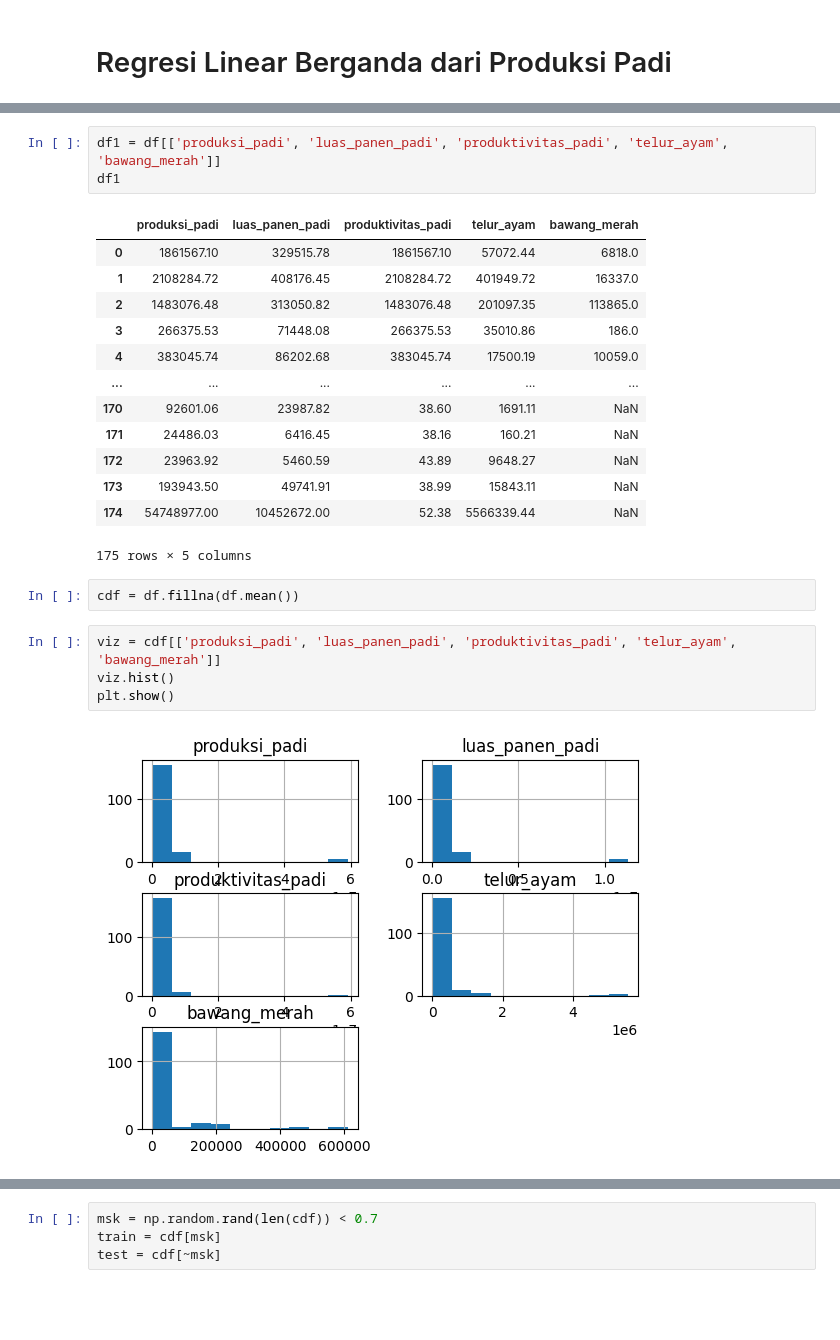
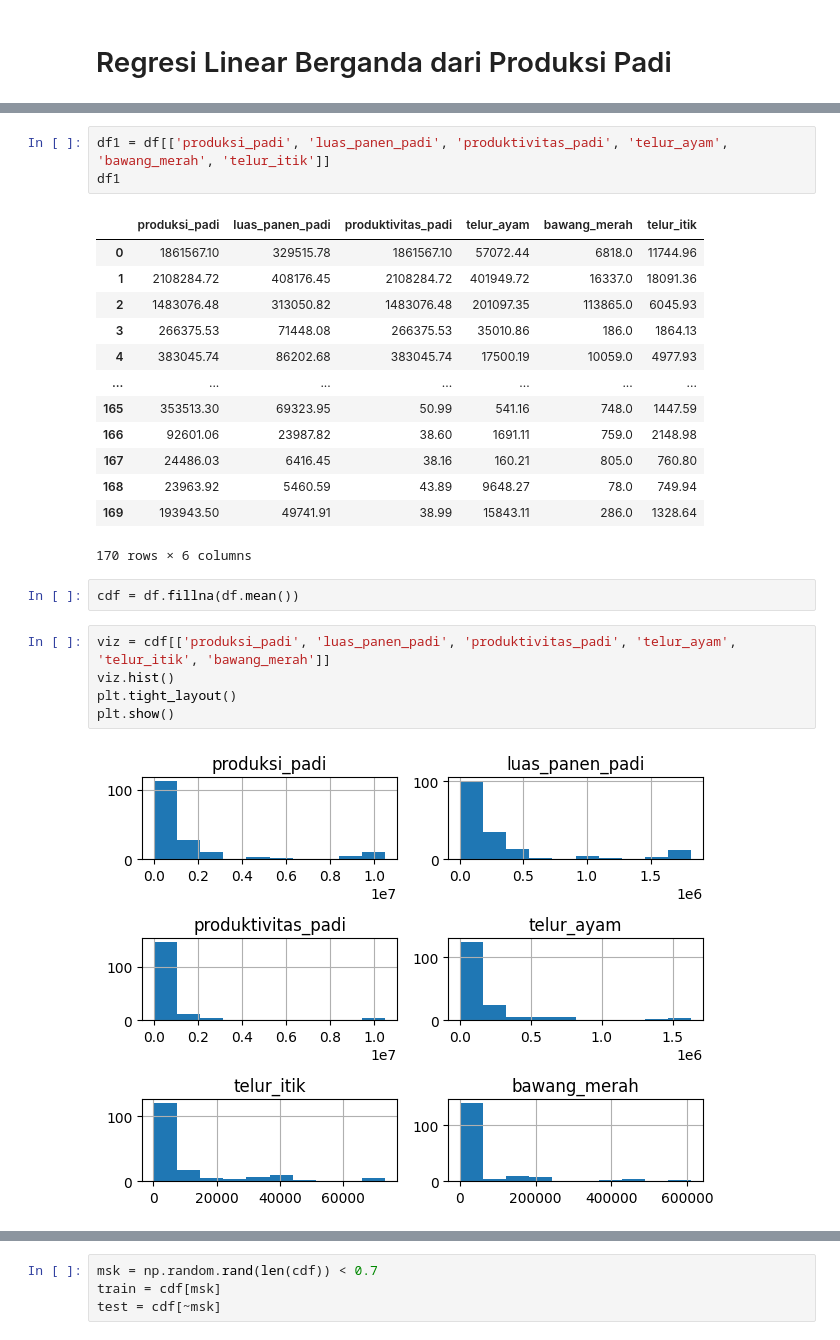
Before and after one commit to pakkaem/hunger-fighter_big-data-binus, a Jupyter notebook: main.ipynb, the cells around one changed output, grey strips where cells are left out. Cells and saved outputs as stored; diff of their text form; blank space fills up the shorter version.

```diff
--- a/main.ipynb
+++ b/main.ipynb
@@ -660,26 +648,27 @@ df
 # %%
-df1 = df[['produksi_padi', 'luas_panen_padi', 'produktivitas_padi', 'telur_ayam', 'bawang_merah']]
+df1 = df[['produksi_padi', 'luas_panen_padi', 'produktivitas_padi', 'telur_ayam', 'bawang_merah', 'telur_itik']]
 df1
 # %% [output]
-|  | produksi_padi | luas_panen_padi | produktivitas_padi | telur_ayam | bawang_merah |
-| 0 | 1861567.10 | 329515.78 | 1861567.10 | 57072.44 | 6818.0 |
-| 1 | 2108284.72 | 408176.45 | 2108284.72 | 401949.72 | 16337.0 |
-| 2 | 1483076.48 | 313050.82 | 1483076.48 | 201097.35 | 113865.0 |
-| 3 | 266375.53 | 71448.08 | 266375.53 | 35010.86 | 186.0 |
-| 4 | 383045.74 | 86202.68 | 383045.74 | 17500.19 | 10059.0 |
-| ... | ... | ... | ... | ... | ... |
-| 170 | 92601.06 | 23987.82 | 38.60 | 1691.11 | NaN |
-| 171 | 24486.03 | 6416.45 | 38.16 | 160.21 | NaN |
-| 172 | 23963.92 | 5460.59 | 43.89 | 9648.27 | NaN |
-| 173 | 193943.50 | 49741.91 | 38.99 | 15843.11 | NaN |
-| 174 | 54748977.00 | 10452672.00 | 52.38 | 5566339.44 | NaN |
+|  | produksi_padi | luas_panen_padi | produktivitas_padi | telur_ayam | bawang_merah | telur_itik |
+| 0 | 1861567.10 | 329515.78 | 1861567.10 | 57072.44 | 6818.0 | 11744.96 |
+| 1 | 2108284.72 | 408176.45 | 2108284.72 | 401949.72 | 16337.0 | 18091.36 |
+| 2 | 1483076.48 | 313050.82 | 1483076.48 | 201097.35 | 113865.0 | 6045.93 |
+| 3 | 266375.53 | 71448.08 | 266375.53 | 35010.86 | 186.0 | 1864.13 |
+| 4 | 383045.74 | 86202.68 | 383045.74 | 17500.19 | 10059.0 | 4977.93 |
+| ... | ... | ... | ... | ... | ... | ... |
+| 165 | 353513.30 | 69323.95 | 50.99 | 541.16 | 748.0 | 1447.59 |
+| 166 | 92601.06 | 23987.82 | 38.60 | 1691.11 | 759.0 | 2148.98 |
+| 167 | 24486.03 | 6416.45 | 38.16 | 160.21 | 805.0 | 760.80 |
+| 168 | 23963.92 | 5460.59 | 43.89 | 9648.27 | 78.0 | 749.94 |
+| 169 | 193943.50 | 49741.91 | 38.99 | 15843.11 | 286.0 | 1328.64 |
-175 rows × 5 columns
+170 rows × 6 columns
 # %%
 cdf = df.fillna(df.mean())
 # %%
-viz = cdf[['produksi_padi', 'luas_panen_padi', 'produktivitas_padi', 'telur_ayam', 'bawang_merah']]
+viz = cdf[['produksi_padi', 'luas_panen_padi', 'produktivitas_padi', 'telur_ayam', 'telur_itik', 'bawang_merah']]
 viz.hist()
+plt.tight_layout()
 plt.show()
 # %% [output]
-[figure, old version]
+[figure, new version]
 # %%
```
Also changed, not shown: parts of 14 cells of this notebook, 1 other file.
